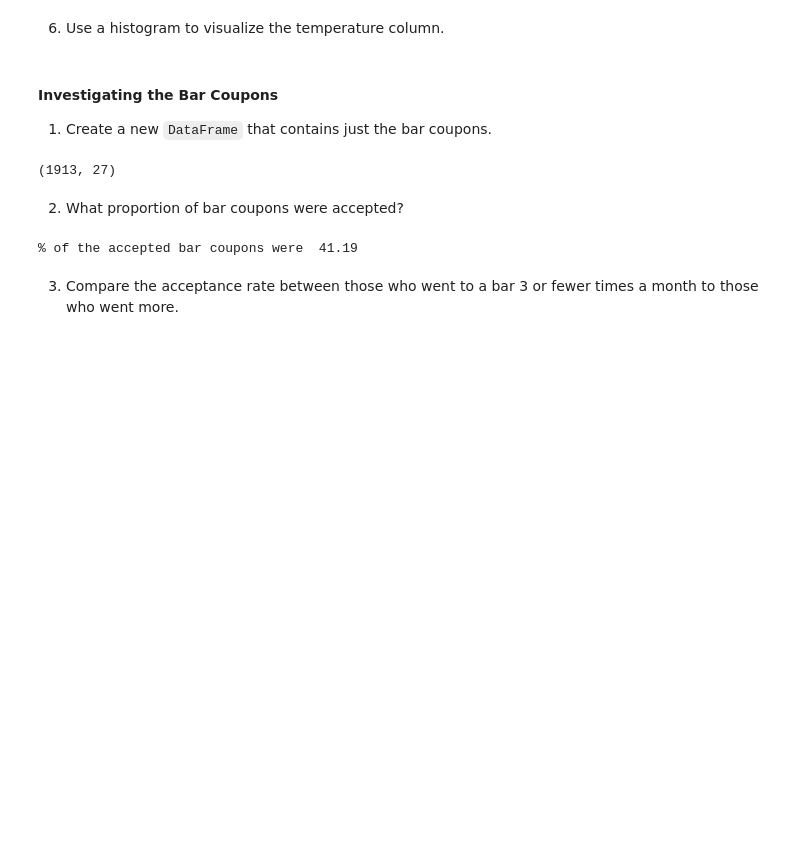
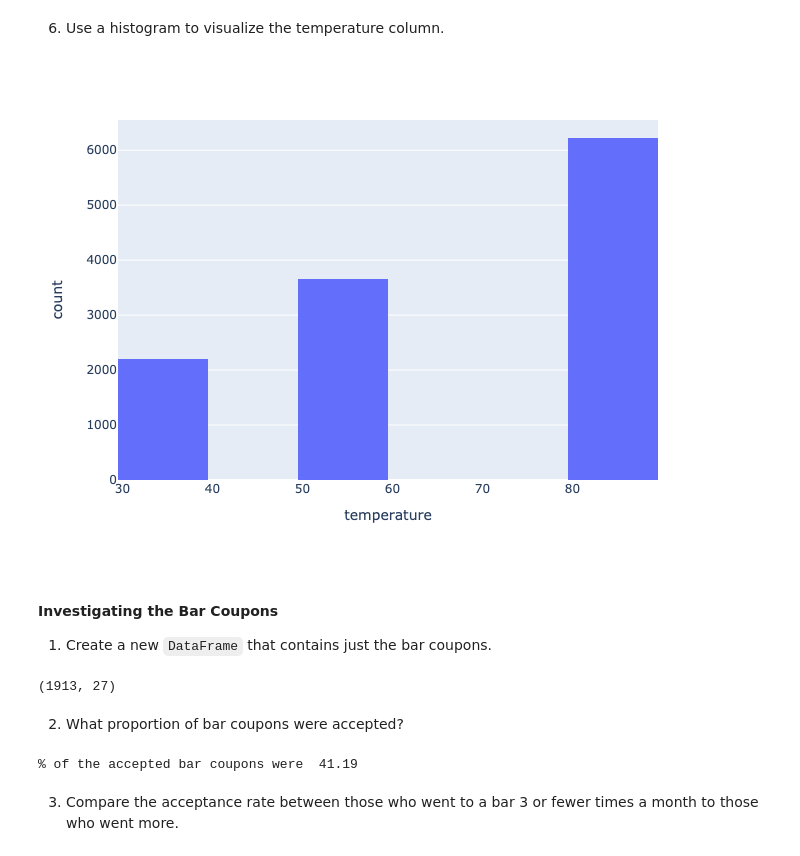
Before and after one commit to aditwal/UCB-ML-5.1, a Jupyter notebook: coupon analysis.ipynb, the cells around one changed output. Drawn from its saved outputs; the diff is of its cells as text; code cells hidden in the pictures; blank space fills up the shorter version.

```diff
--- a/coupon analysis.ipynb
+++ b/coupon analysis.ipynb
@@ -247,7 +250,10 @@ px.histogram(data_cleaned, x="coupon", color = 'Y')
 # %% [markdown]
 6. Use a histogram to visualize the temperature column.
 # %%
-px.histogram(data_cleaned, x="temperature",  nbins=10)
+fig = px.histogram(data_cleaned, x="temperature",  nbins=10)
+fig.show('png')
+# %% [output]
+[figure, added]
 # %% [markdown]
 #### Investigating the Bar Coupons
 
```
Also changed, not shown: parts of 1 cell of this notebook.
